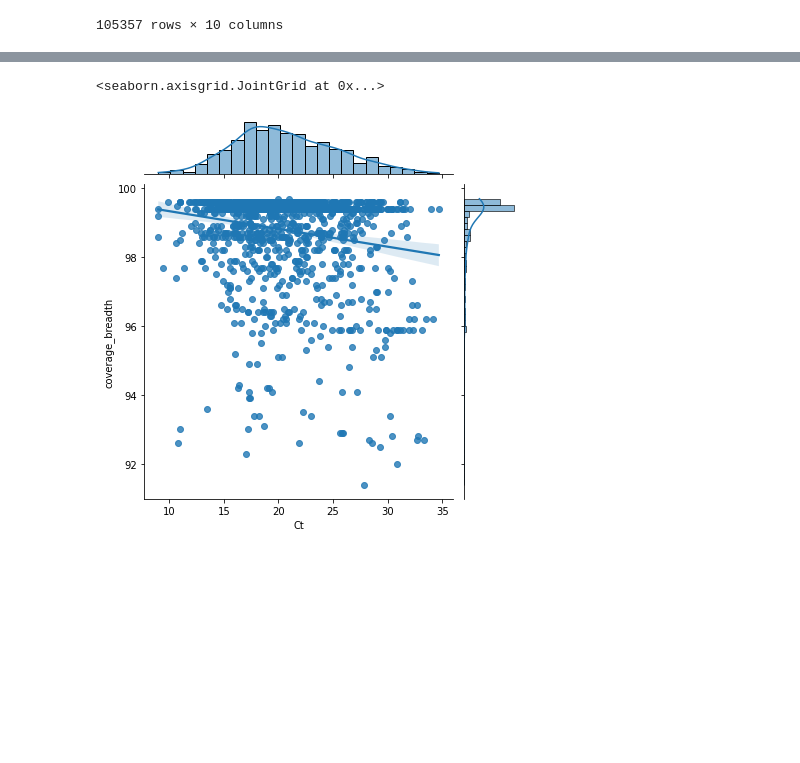
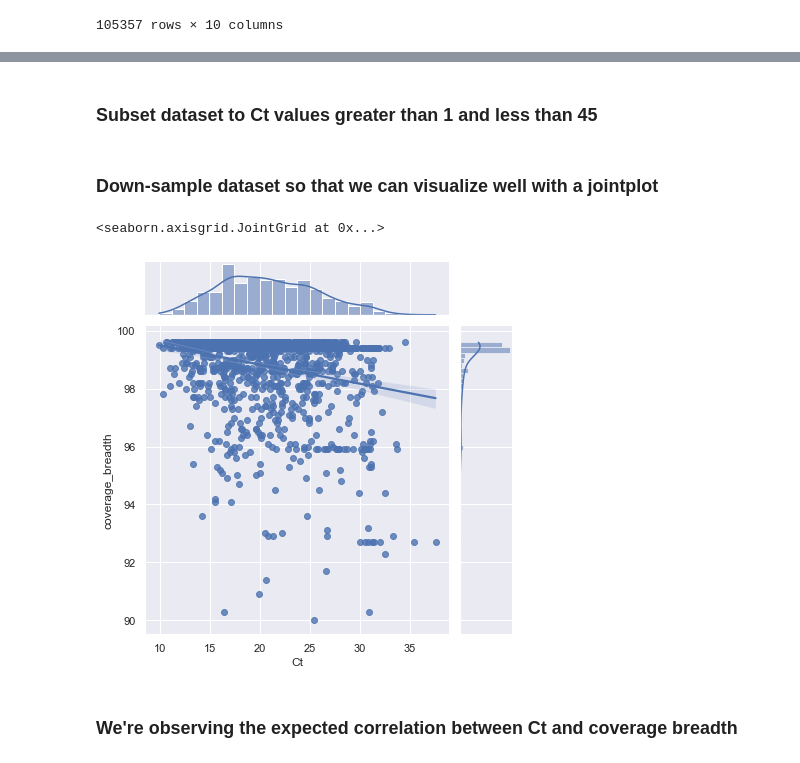
Before and after one commit to eringill/gisaid_uploads, a Jupyter notebook: data_portal_contents.ipynb, the cells around one changed output, grey strips where cells are left out. Cells and saved outputs as stored; diff of their text form; code cells hidden in the pictures; blank space fills up the shorter version.

```diff
--- a/data_portal_contents.ipynb
+++ b/data_portal_contents.ipynb
@@ -390,5 +341,5 @@ dtype: object
 # %%
-seqs_model = seqs_model.dropna(subset=['coverage_breadth', 'coverage_depth', 'Ct'])
+seqs_model.dropna(subset=['coverage_breadth', 'coverage_depth', 'Ct'], inplace = True)
 seqs_model['coverage_breadth'] = seqs_model['coverage_breadth'].astype('float64')
 seqs_model['coverage_depth'] = seqs_model['coverage_depth'].astype('float64')
 seqs_model
@@ -419,12 +360,19 @@ See the caveats in the documentation: https://pandas.pydata.org/pandas-docs/stab
+# %% [markdown]
+### Subset dataset to Ct values greater than 1 and less than 45
 # %%
 seqs_model = seqs_model[seqs_model['Ct'] < 45]
 seqs_model = seqs_model[seqs_model['Ct'] > 1]
+# %% [markdown]
+### Down-sample dataset so that we can visualize well with a jointplot
 # %%
 perc = 0.05
 
 df_sub = seqs_model.sample(n=int(seqs_model.shape[0]*perc))
-
+sns.set_theme(style = "darkgrid")
+sns.set(rc={'figure.figsize':(20,20)})
 sns.jointplot(x = 'Ct', y='coverage_breadth', kind = 'reg', data = df_sub)
 # %% [output]
 <seaborn.axisgrid.JointGrid at 0x...>
-[figure, old version]
+[figure, new version]
+# %% [markdown]
+### We're observing the expected correlation between Ct and coverage breadth
```
Also changed, not shown: parts of 31 cells of this notebook, 1 other file.
